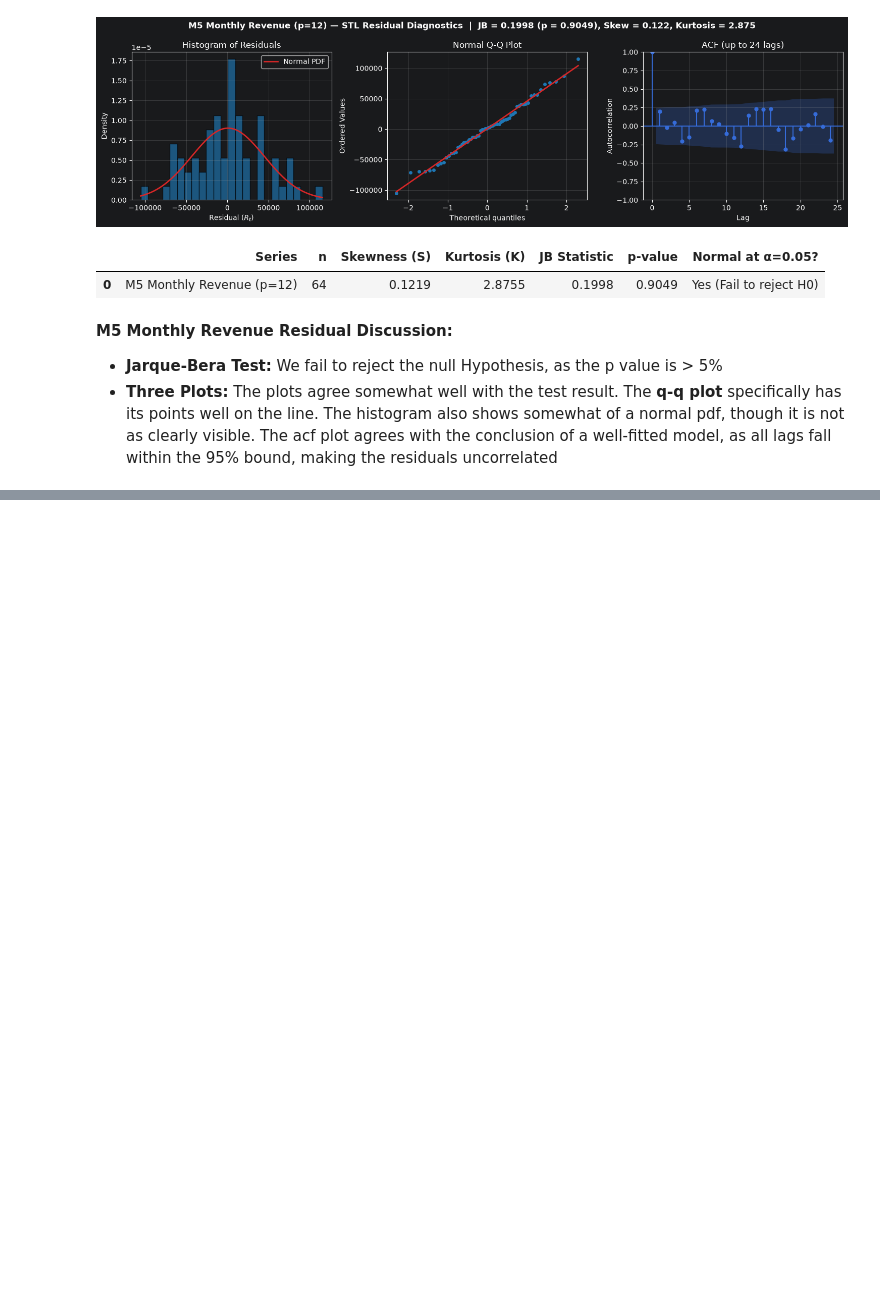
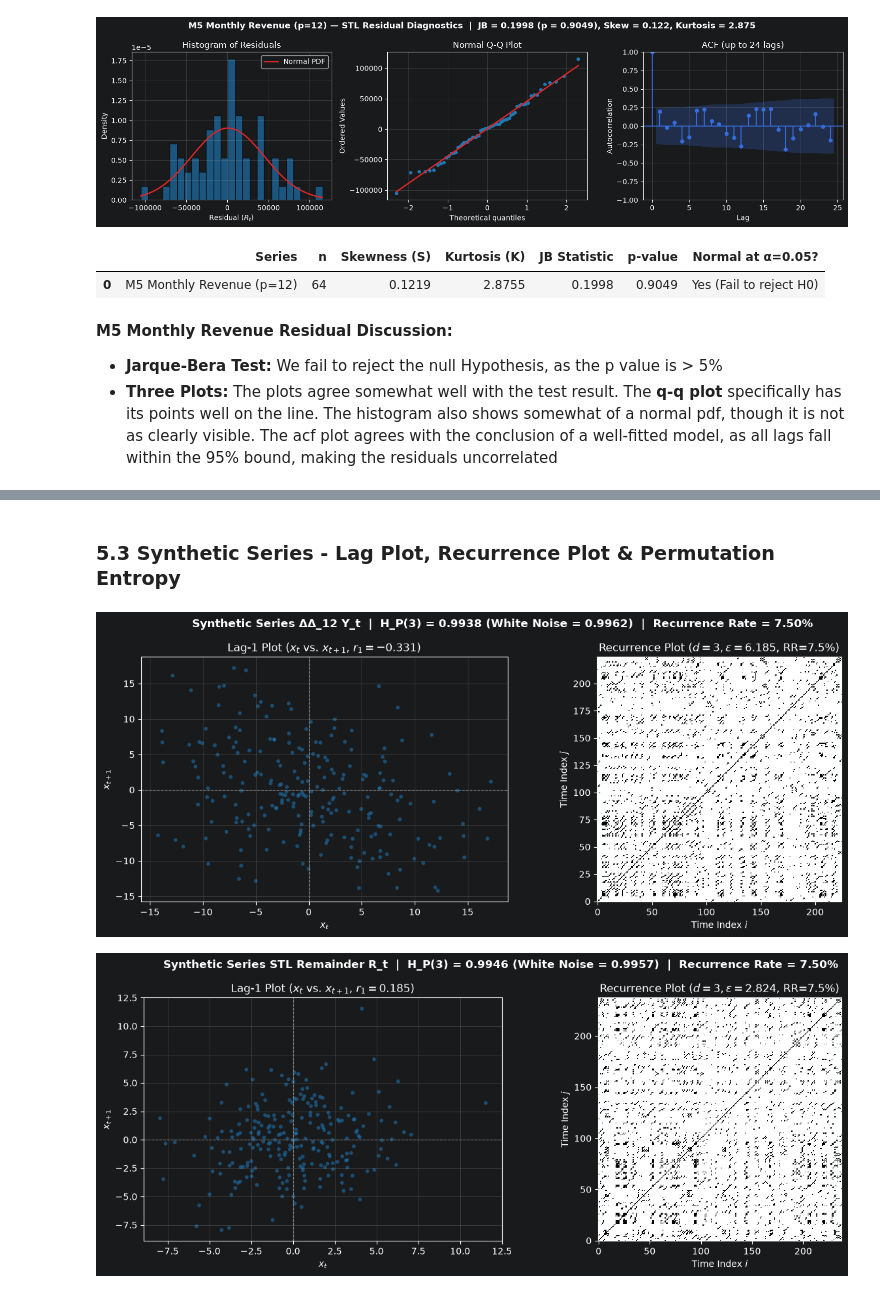
Before and after one commit to elias2304/notebooks, a Jupyter notebook: tis/hw2/hw2.ipynb, the cells around one changed output, grey strips where cells are left out. Saved outputs shown, nothing was run; the diff lists cells and outputs as text; code cells hidden in the pictures; blank space fills up the shorter version.

```diff
--- a/tis/hw2/hw2.ipynb
+++ b/tis/hw2/hw2.ipynb
@@ -448,0 +669,9 @@ pd.DataFrame([jb_m5])
+# %% [markdown]
+### 5.3 Synthetic Series - Lag Plot, Recurrence Plot & Permutation Entropy
+# %%
+res_synth_nl = analyze_nonlinearity(synth_stat, title='Synthetic Series ΔΔ_12 Y_t')
+res_synth_stl_nl = analyze_nonlinearity(stl_synth.resid, title='Synthetic Series STL Remainder R_t')
+pd.DataFrame([res_synth_nl, res_synth_stl_nl])
+# %% [output]
+[figure, added]
+[figure, added]
```
Also changed, not shown: parts of 24 cells of this notebook.
